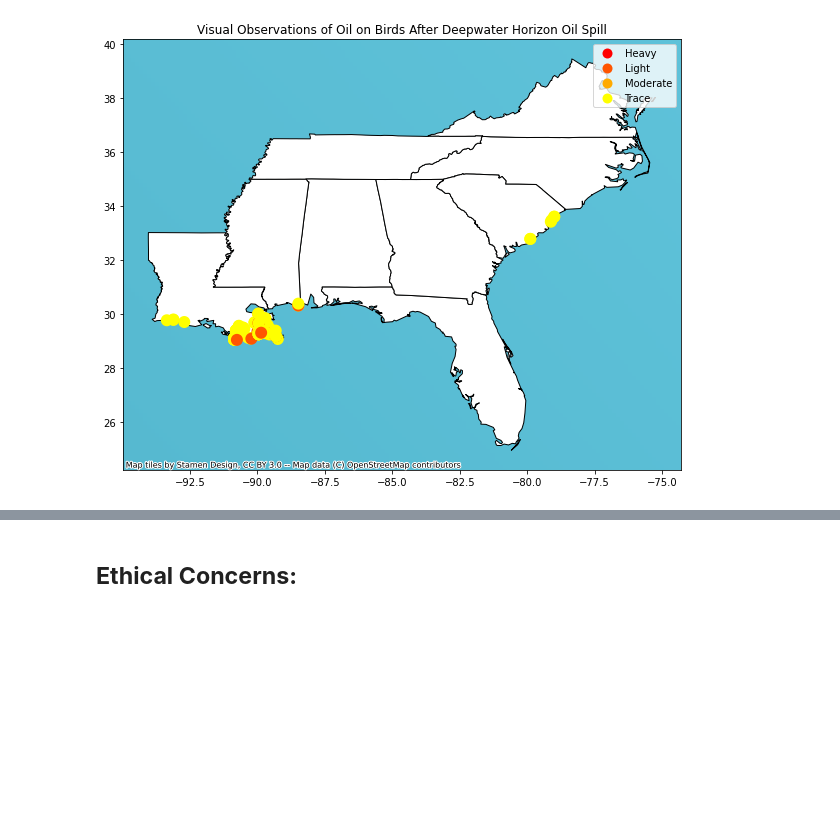
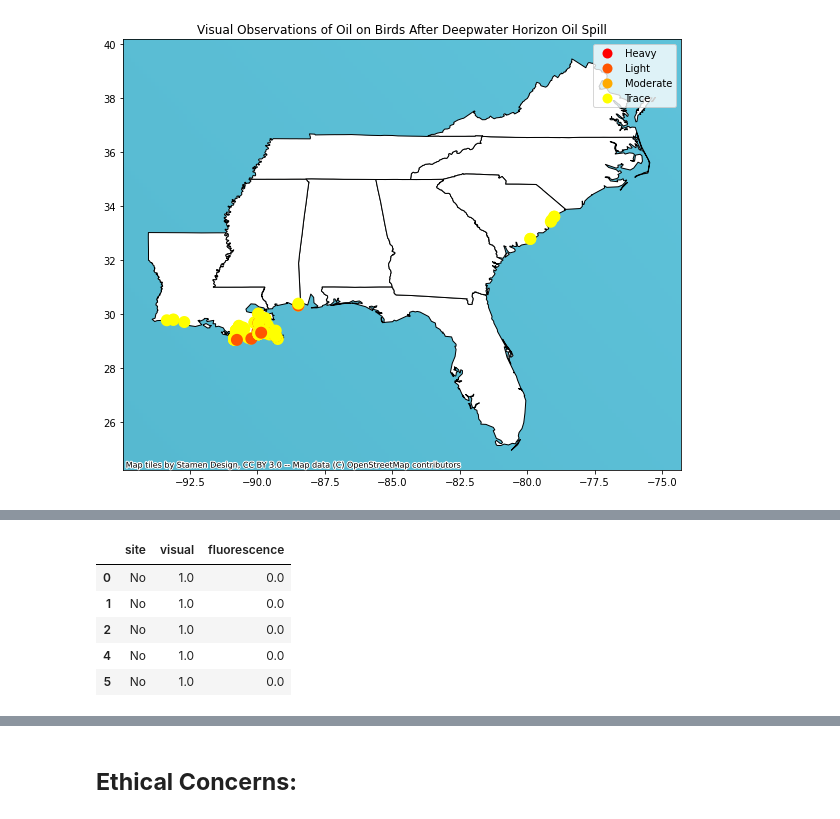
Before and after one commit to gbugieda/final-367-datascience, a Jupyter notebook: Final.ipynb, the cells around one changed output, grey strips where cells are left out. Cells and saved outputs as stored; diff of their text form; code cells hidden in the pictures; blank space fills up the shorter version.

```diff
--- a/Final.ipynb
+++ b/Final.ipynb
@@ -86,0 +112,25 @@ With this map visualization, it can be seen that the oil from the Deepwater Hori
+# %%
+# Numbering oiling and flurescence
+# Calculating how many sites were not assesed for each observation to later subtract
+noAssessmentVisual = (siteEffects['visual'] == 'Not').sum()
+noAssessmentFluorescent = (siteEffects['fluorescence'] == 'Not').sum()
+countVisual = siteEffects['visual'].count()
+countFluorescent =siteEffects['fluorescence'].count()
+
+# Dictionaries to change strings to numbers to accurately calculate percents
+oilNums = {'No':0.0, 'Not':0.0, 'Trace':1.0, 'Light':1.0, 'Moderate':1.0,'Heavy':1.0}
+siteCheck = {'Oiling':'Yes', 'No': 'No'}
+
+# Turning strings into numbers (or for site column, yes or no)
+siteEffects.visual = [oilNums[item] for item in siteEffects.visual]
+siteEffects.fluorescence = [oilNums[item] for item in siteEffects.fluorescence]
+siteEffects.site = [siteCheck[item] for item in siteEffects.site]
+
+siteEffects.head()
+# %% [output]
+|  | site | visual | fluorescence |
+| 0 | No | 1.0 | 0.0 |
+| 1 | No | 1.0 | 0.0 |
+| 2 | No | 1.0 | 0.0 |
+| 4 | No | 1.0 | 0.0 |
+| 5 | No | 1.0 | 0.0 |
```
Also changed, not shown: parts of 14 cells of this notebook, 1 other file.
